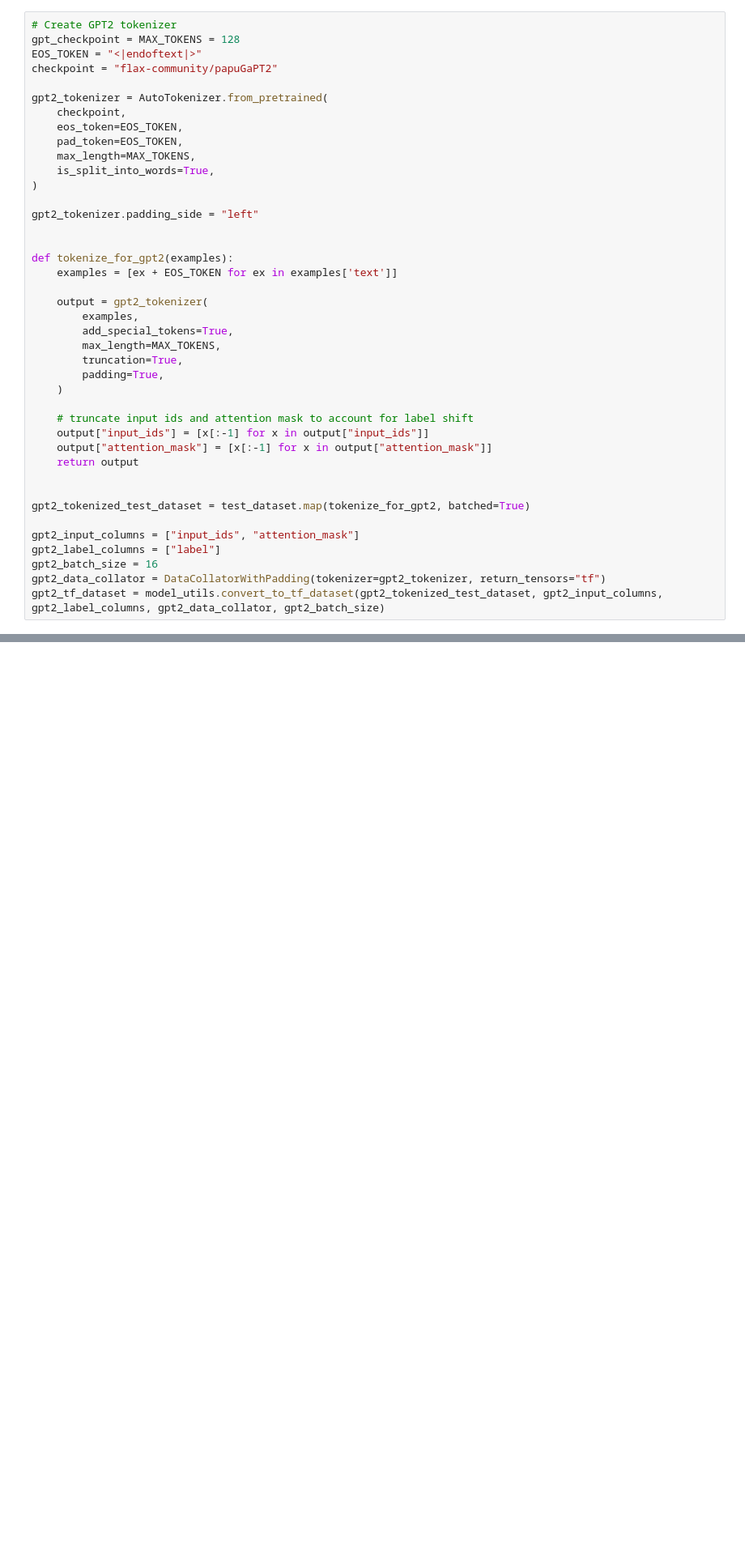
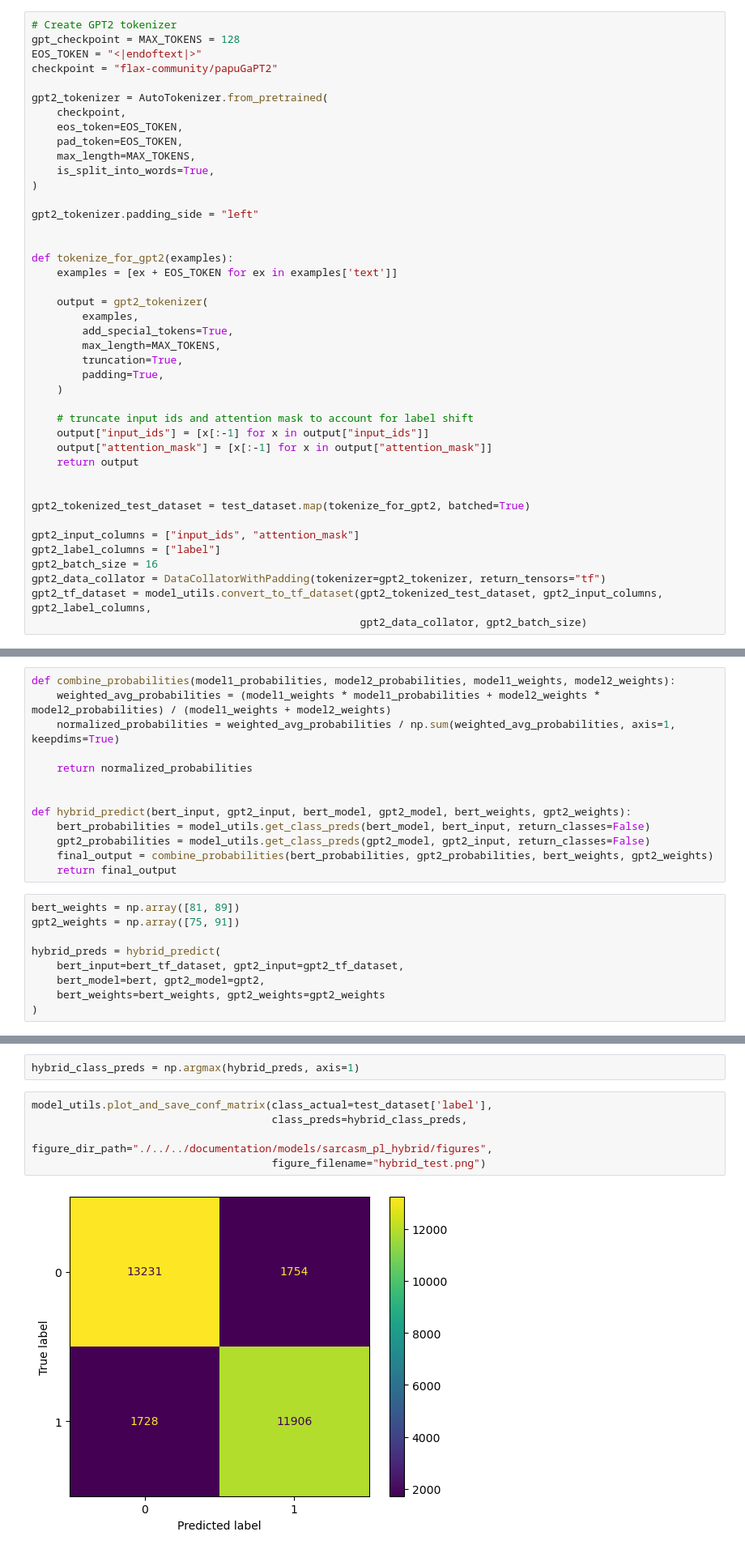
Before and after one commit to arsemi337/nlp-models, a Jupyter notebook: notebooks/sarcasm/hybrid_pl.ipynb, the cells around one changed output, grey strips where cells are left out. Shown at 81% size. Saved outputs shown, nothing was run; the diff lists cells and outputs as text; blank space fills up the shorter version.

Commit message:
Hybrid model works

```diff
--- a/notebooks/sarcasm/hybrid_pl.ipynb
+++ b/notebooks/sarcasm/hybrid_pl.ipynb
@@ -141,5 +143,6 @@ gpt2_input_columns = ["input_ids", "attention_mask"]
 gpt2_label_columns = ["label"]
 gpt2_batch_size = 16
 gpt2_data_collator = DataCollatorWithPadding(tokenizer=gpt2_tokenizer, return_tensors="tf")
-gpt2_tf_dataset = model_utils.convert_to_tf_dataset(gpt2_tokenized_test_dataset, gpt2_input_columns, gpt2_label_columns, gpt2_data_collator, gpt2_batch_size)
+gpt2_tf_dataset = model_utils.convert_to_tf_dataset(gpt2_tokenized_test_dataset, gpt2_input_columns, gpt2_label_columns,
+                                                    gpt2_data_collator, gpt2_batch_size)
 # %% [output]
@@ -151,2 +149,24 @@ New behaviour: columns=['a'],labels=['labels'] -> ({'a': tf.Tensor}, {'labels':
 You're using a GPT2TokenizerFast tokenizer. Please note that with a fast tokenizer, using the `__call__` method is faster than using a method to encode the text followed by a call to the `pad` method  ...
+# %%
+def combine_probabilities(model1_probabilities, model2_probabilities, model1_weights, model2_weights):
+    weighted_avg_probabilities = (model1_weights * model1_probabilities + model2_weights * model2_probabilities) / (model1_weights + model2_weights)
+    normalized_probabilities = weighted_avg_probabilities / np.sum(weighted_avg_probabilities, axis=1, keepdims=True)
+
+    return normalized_probabilities
+
+
+def hybrid_predict(bert_input, gpt2_input, bert_model, gpt2_model, bert_weights, gpt2_weights):
+    bert_probabilities = model_utils.get_class_preds(bert_model, bert_input, return_classes=False)
+    gpt2_probabilities = model_utils.get_class_preds(gpt2_model, gpt2_input, return_classes=False)
+    final_output = combine_probabilities(bert_probabilities, gpt2_probabilities, bert_weights, gpt2_weights)
+    return final_output
+# %%
+bert_weights = np.array([81, 89])
+gpt2_weights = np.array([75, 91])
+
+hybrid_preds = hybrid_predict(
+    bert_input=bert_tf_dataset, gpt2_input=gpt2_tf_dataset,
+    bert_model=bert, gpt2_model=gpt2,
+    bert_weights=bert_weights, gpt2_weights=gpt2_weights
+)
 # %%
@@ -162,0 +174,9 @@ array([[0.06979693, 0.930203  ],
+# %%
+hybrid_class_preds = np.argmax(hybrid_preds, axis=1)
+# %%
+model_utils.plot_and_save_conf_matrix(class_actual=test_dataset['label'],
+                                      class_preds=hybrid_class_preds,
+                                      figure_dir_path="./../../documentation/models/sarcasm_pl_hybrid/figures",
+                                      figure_filename="hybrid_test.png")
+# %% [output]
+[figure, added]
```
Also changed, not shown: parts of 6 cells of this notebook, 2 other files.
